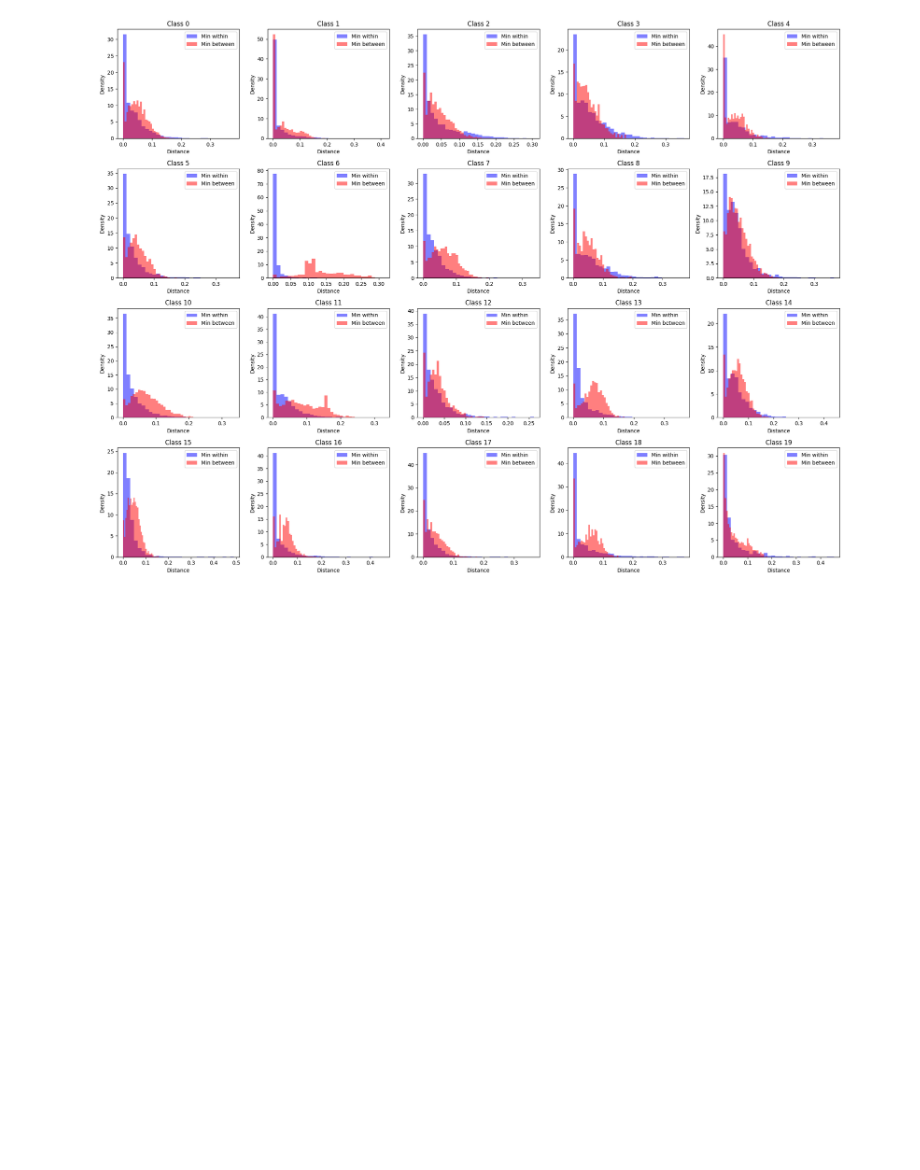
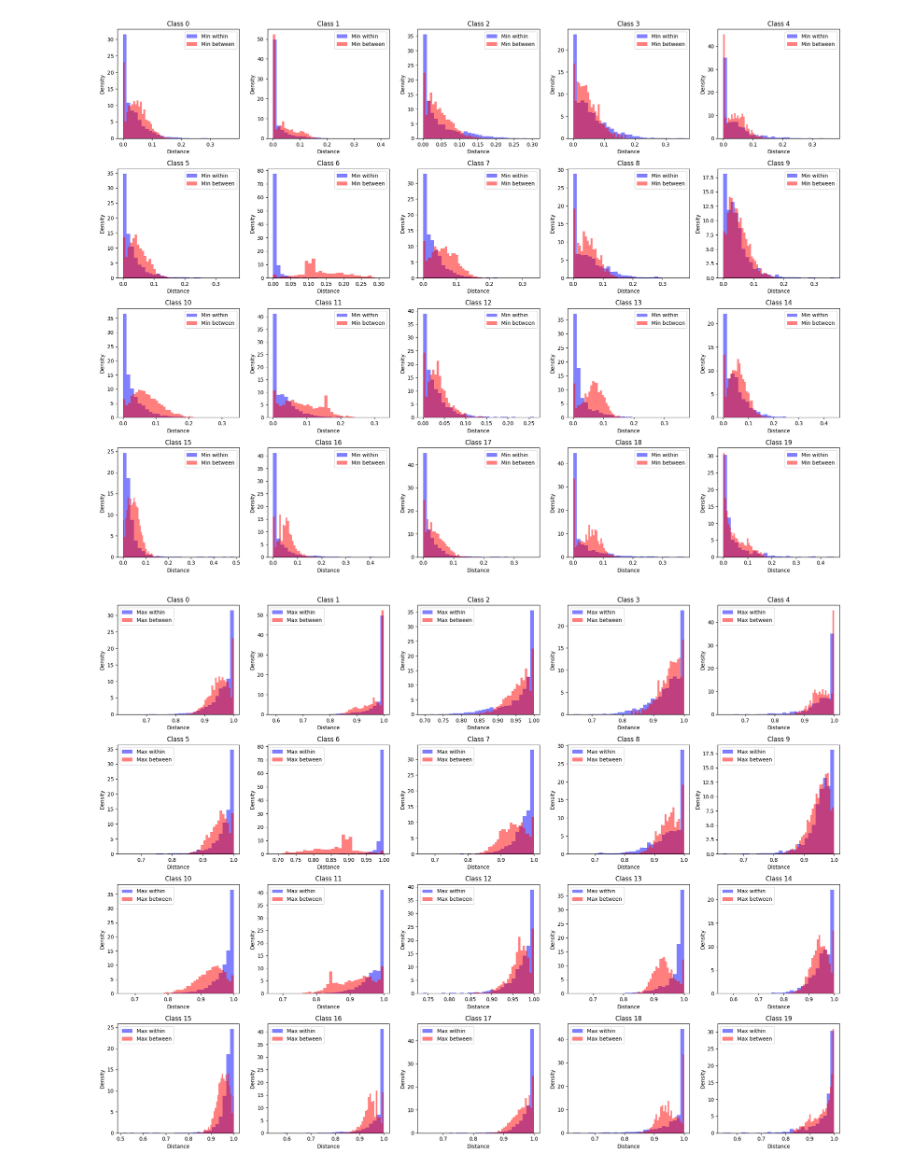
Before and after one commit to elliev7/partiii_research_project, a Jupyter notebook: fingerprinting/histograms.ipynb, the cells around one changed output. Saved outputs shown, nothing was run; the diff lists cells and outputs as text; code cells hidden in the pictures; blank space fills up the shorter version.

```diff
--- a/fingerprinting/histograms.ipynb
+++ b/fingerprinting/histograms.ipynb
@@ -240,6 +256,21 @@ def find_min_between(between_class_distances):
     for label, distances in between_class_distances.items():
         min_distances[label] = np.min(distances, axis=1)
     return min_distances
+
+def find_max_within(within_class_distances):
+    max_distances = {}
+    for label, distances in within_class_distances.items():
+        distances = np.where(np.isinf(distances), np.nan, distances)
+        np.fill_diagonal(distances, np.nan)
+        max_distances[label] = np.nanmax(distances, axis=1)
+    return max_distances
+
+def find_max_between(between_class_distances):
+    max_distances = {}
+    for label, distances in between_class_distances.items():
+        distances = np.where(np.isinf(distances), np.nan, distances)
+        max_distances[label] = np.nanmax(distances, axis=1)
+    return max_distances
 # %%
 min_within_baseline = find_min_within(distances_within_baseline)
 min_between_baseline = find_min_between(distances_between_baseline)
@@ -247,6 +278,8 @@ min_within_embeddings = find_min_within(distances_within_embeddings)
 min_between_embeddings = find_min_between(distances_between_embeddings)
 min_within_embeddings_cosine = find_min_within(distances_within_embeddings_cosine)
 min_between_embeddings_cosine = find_min_between(distances_between_embeddings_cosine)
+max_within_embeddings_cosine_similarity = find_max_within(similarity_within_embeddings_cosine)
+max_between_embeddings_cosine_similarity = find_max_between(similarity_between_embeddings_cosine)
 # %%
 def plot_min_histograms(min_within, min_between):
     fig, axes = plt.subplots(4, 5, figsize=(20, 15))
@@ -266,6 +299,25 @@ def plot_min_histograms(min_within, min_between):
 
     plt.tight_layout()
     plt.show()
+
+
+def plot_max_histograms(max_within, max_between):
+    fig, axes = plt.subplots(4, 5, figsize=(20, 15))
+    axes = axes.flatten()
+
+    for i, (label, max_within_distances) in enumerate(max_within.items()):
+        ax = axes[i]
+        max_between_distances = max_between[label]
+        ax.hist(max_within_distances, bins=30, alpha=0.5, color='blue', label='Max within', density=True)
+        ax.hist(max_between_distances, bins=30, alpha=0.5, color='red', label='Max between', density=True)
+
+        ax.set_title(f'Class {label}')
+        ax.set_xlabel('Distance')
+        ax.set_ylabel('Density')
+        ax.legend()
+
+    plt.tight_layout()
+    plt.show()
 # %%
 plot_min_histograms(min_within_baseline, min_between_baseline)
 # %% [output]
@@ -278,3 +330,7 @@ plot_min_histograms(min_within_embeddings, min_between_embeddings)
 plot_min_histograms(min_within_embeddings_cosine, min_between_embeddings_cosine)
 # %% [output]
 [figure]
+# %%
+plot_max_histograms(max_within_embeddings_cosine_similarity, max_between_embeddings_cosine_similarity)
+# %% [output]
+[figure, added]
```
Also changed, not shown: parts of 5 cells of this notebook.
